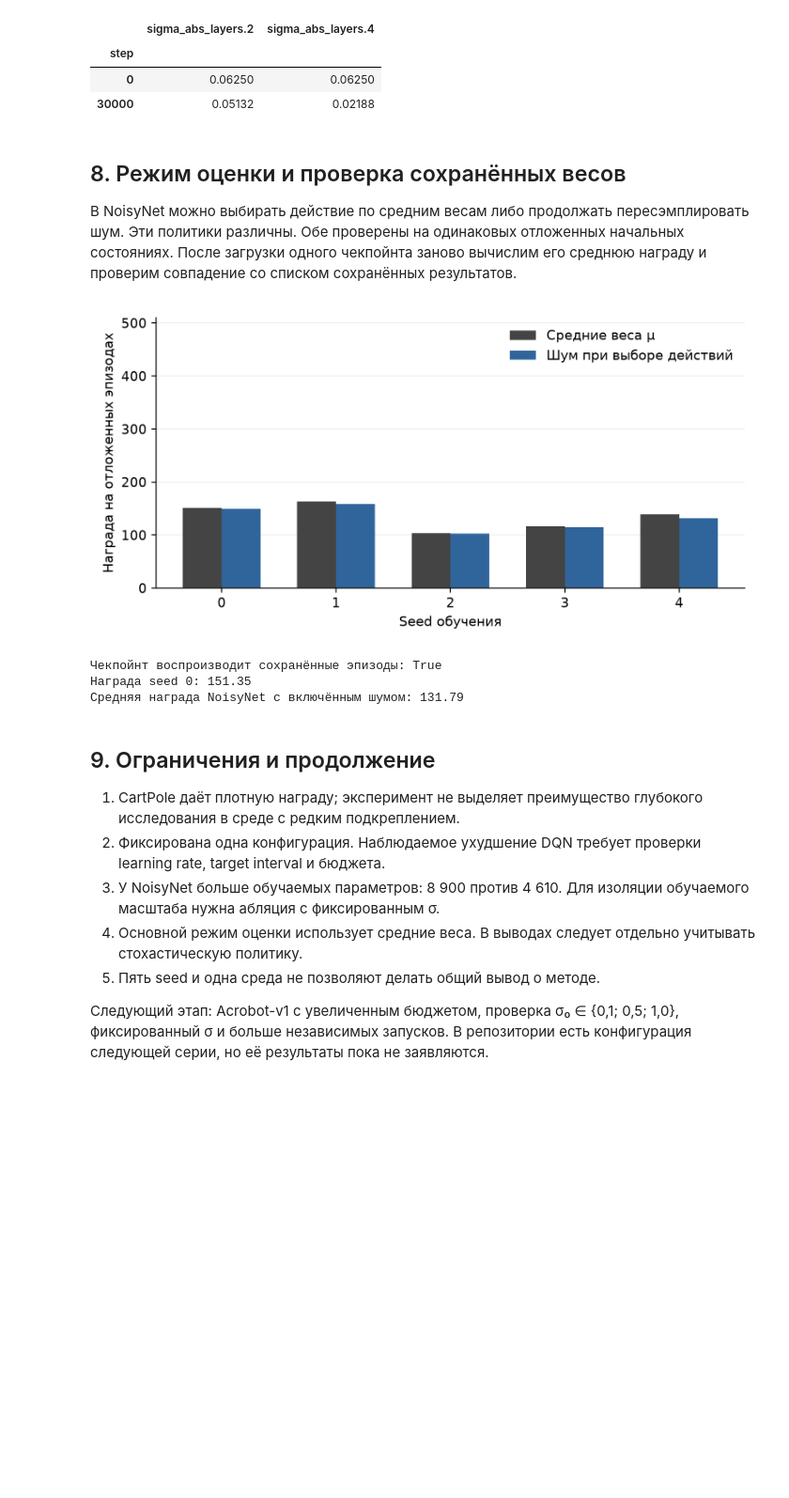
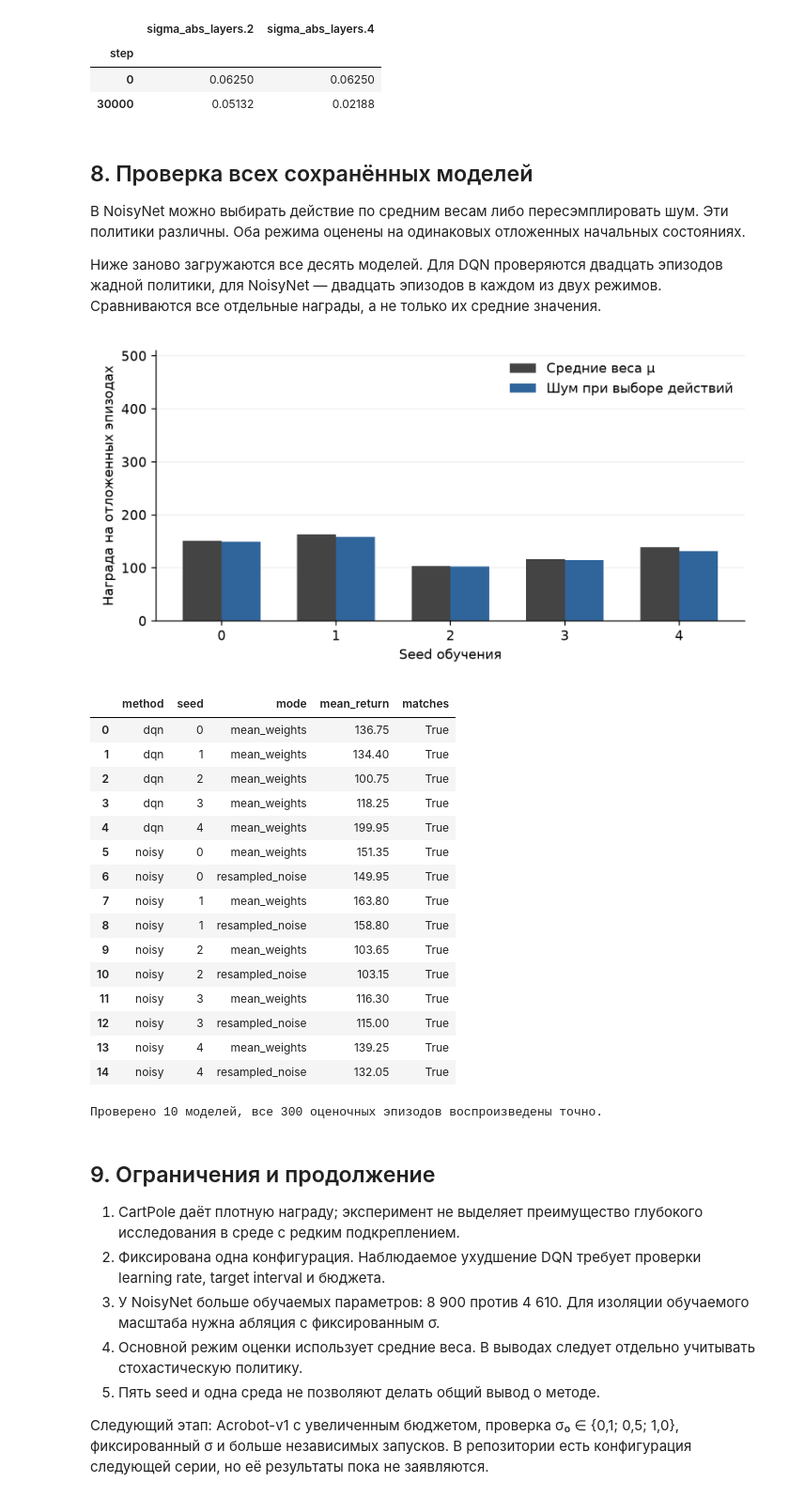
Before and after one commit to hixday28/noisynets-rl, a Jupyter notebook: notebooks/01_pilot_study.ipynb, the cells around one changed output. Shown at 94% size. Cells and saved outputs as stored; diff of their text form; code cells hidden in the pictures; blank space fills up the shorter version.

```diff
--- a/notebooks/01_pilot_study.ipynb
+++ b/notebooks/01_pilot_study.ipynb
@@ -201,23 +216,48 @@ display(sigma.iloc[[0, -1]].round(5))
 | 0 | 0.06250 | 0.06250 |
 | 30000 | 0.05132 | 0.02188 |
 # %% [markdown]
-## 8. Режим оценки и проверка сохранённых весов
+## 8. Проверка всех сохранённых моделей
 
-В NoisyNet можно выбирать действие по средним весам либо продолжать пересэмплировать шум. Эти политики различны. Обе проверены на одинаковых отложенных начальных состояниях. После загрузки одного чекпойнта заново вычислим его среднюю награду и проверим совпадение со списком сохранённых результатов.
+В NoisyNet можно выбирать действие по средним весам либо пересэмплировать шум. Эти политики различны. Оба режима оценены на одинаковых отложенных начальных состояниях.
+
+Ниже заново загружаются все десять моделей. Для DQN проверяются двадцать эпизодов жадной политики, для NoisyNet — двадцать эпизодов в каждом из двух режимов. Сравниваются все отдельные награды, а не только их средние значения.
 # %%
 display(Image(filename=str(ROOT / "results/analysis/figures/evaluation_modes.png")))
-model, saved_config = load_checkpoint(ROOT / "results/pilot/noisy/seed_0/model.pt")
-recomputed = evaluate(model, saved_config["env"], saved_config["final_episodes"], saved_config["final_seed"])
-saved = json.loads((ROOT / "results/pilot/noisy/seed_0/final_returns.json").read_text())["mean_weights"]
-assert recomputed == saved
-print("Чекпойнт воспроизводит сохранённые эпизоды:", True)
-print("Награда seed 0:", np.mean(recomputed))
-print("Средняя награда NoisyNet с включённым шумом:", round(runs.loc[runs.algorithm == "noisy", "noisy_policy_mean"].mean(), 2))
+verification = []
+for marker in sorted((ROOT / "results/pilot").glob("*/seed_*/COMPLETE")):
+    folder = marker.parent
+    model, saved_config = load_checkpoint(folder / "model.pt")
+    saved = json.loads((folder / "final_returns.json").read_text())
+    for mode, with_noise in [("mean_weights", False), ("resampled_noise", True)]:
+        if mode not in saved:
+            continue
+        recomputed = evaluate(model, saved_config["env"], saved_config["final_episodes"],
+                              saved_config["final_seed"], stochastic=with_noise)
+        assert recomputed == saved[mode], (folder, mode)
+        verification.append({"method": saved_config["algorithm"], "seed": saved_config["seed"],
+                             "mode": mode, "mean_return": np.mean(recomputed), "matches": True})
+assert len(verification) == 15
+display(pd.DataFrame(verification).round(2))
+print("Проверено 10 моделей, все 300 оценочных эпизодов воспроизведены точно.")
 # %% [output]
 [figure]
+|  | method | seed | mode | mean_return | matches |
+| 0 | dqn | 0 | mean_weights | 136.75 | True |
+| 1 | dqn | 1 | mean_weights | 134.40 | True |
+| 2 | dqn | 2 | mean_weights | 100.75 | True |
+| 3 | dqn | 3 | mean_weights | 118.25 | True |
+| 4 | dqn | 4 | mean_weights | 199.95 | True |
+| 5 | noisy | 0 | mean_weights | 151.35 | True |
+| 6 | noisy | 0 | resampled_noise | 149.95 | True |
+| 7 | noisy | 1 | mean_weights | 163.80 | True |
+| 8 | noisy | 1 | resampled_noise | 158.80 | True |
+| 9 | noisy | 2 | mean_weights | 103.65 | True |
+| 10 | noisy | 2 | resampled_noise | 103.15 | True |
+| 11 | noisy | 3 | mean_weights | 116.30 | True |
+| 12 | noisy | 3 | resampled_noise | 115.00 | True |
+| 13 | noisy | 4 | mean_weights | 139.25 | True |
+| 14 | noisy | 4 | resampled_noise | 132.05 | True |
-Чекпойнт воспроизводит сохранённые эпизоды: True
-Награда seed 0: 151.35
-Средняя награда NoisyNet с включённым шумом: 131.79
+Проверено 10 моделей, все 300 оценочных эпизодов воспроизведены точно.
 # %% [markdown]
 ## 9. Ограничения и продолжение
 
```
Also changed, not shown: parts of 5 cells of this notebook, 8 other files.
